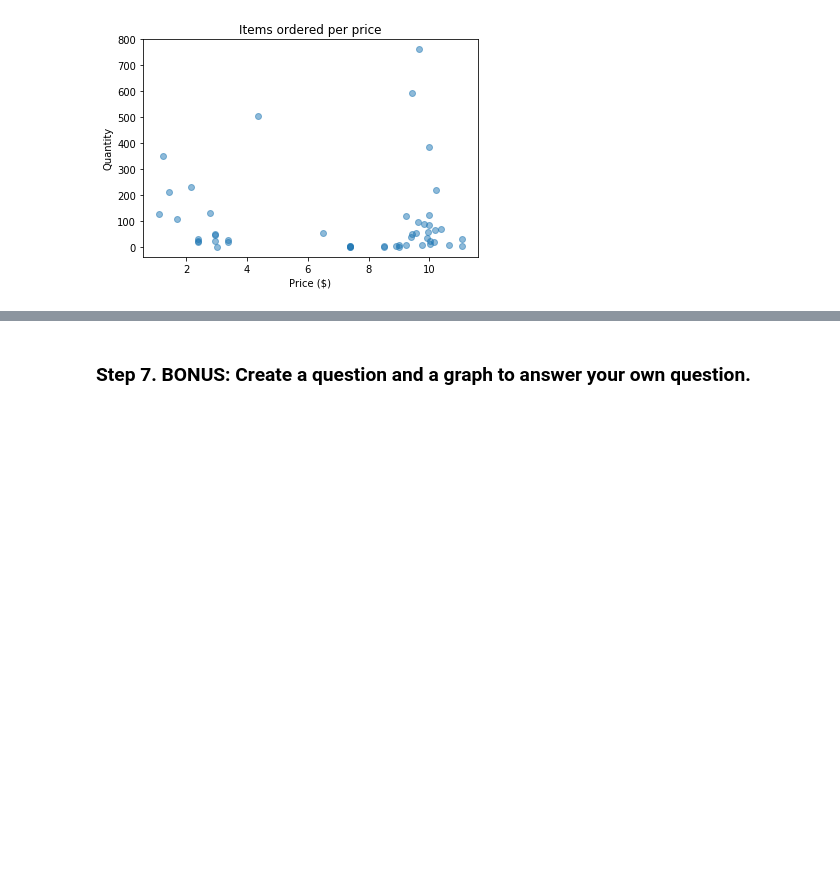
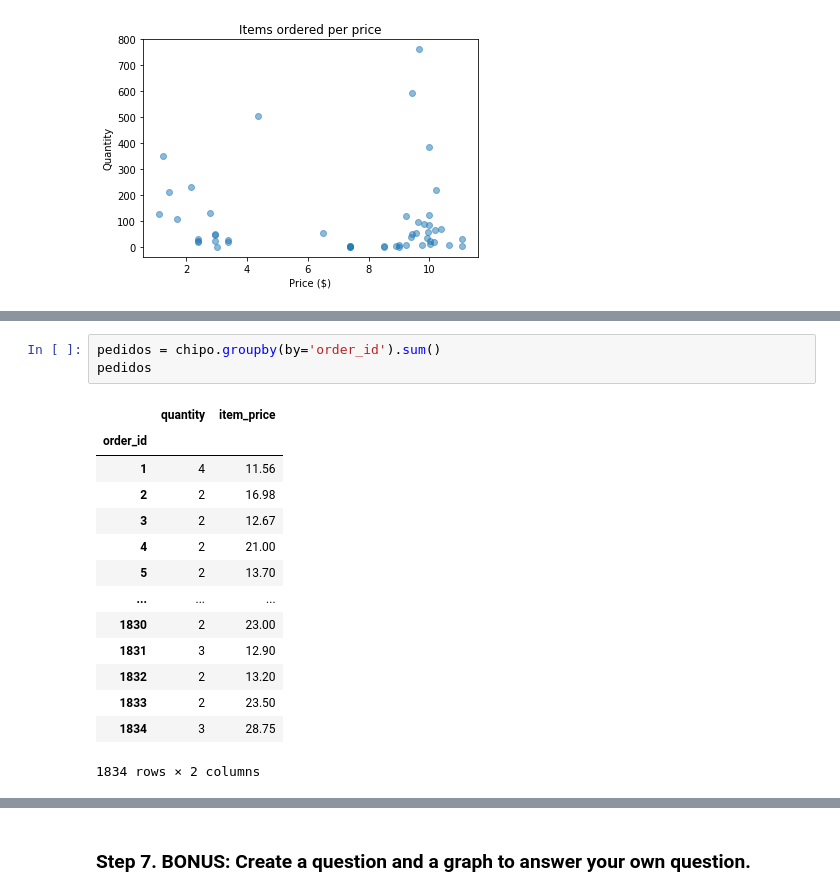
Before and after one commit to joaovitorez/octos-academy, a Jupyter notebook: 02. Data Handling/Exercises/07_Visualization/Chipotle/Exercises.ipynb, the cells around one changed output, grey strips where cells are left out. Cells and saved outputs as stored; diff of their text form; blank space fills up the shorter version.

```diff
--- a/02. Data Handling/Exercises/07_Visualization/Chipotle/Exercises.ipynb
+++ b/02. Data Handling/Exercises/07_Visualization/Chipotle/Exercises.ipynb
@@ -117,0 +138,18 @@ plt.title('Items ordered per price')
+# %%
+pedidos = chipo.groupby(by='order_id').sum()
+pedidos
+# %% [output]
+|  | quantity | item_price |
+| order_id |  |  |
+| 1 | 4 | 11.56 |
+| 2 | 2 | 16.98 |
+| 3 | 2 | 12.67 |
+| 4 | 2 | 21.00 |
+| 5 | 2 | 13.70 |
+| ... | ... | ... |
+| 1830 | 2 | 23.00 |
+| 1831 | 3 | 12.90 |
+| 1832 | 2 | 13.20 |
+| 1833 | 2 | 23.50 |
+| 1834 | 3 | 28.75 |
+1834 rows × 2 columns
```
Also changed, not shown: parts of 3 cells of this notebook.
